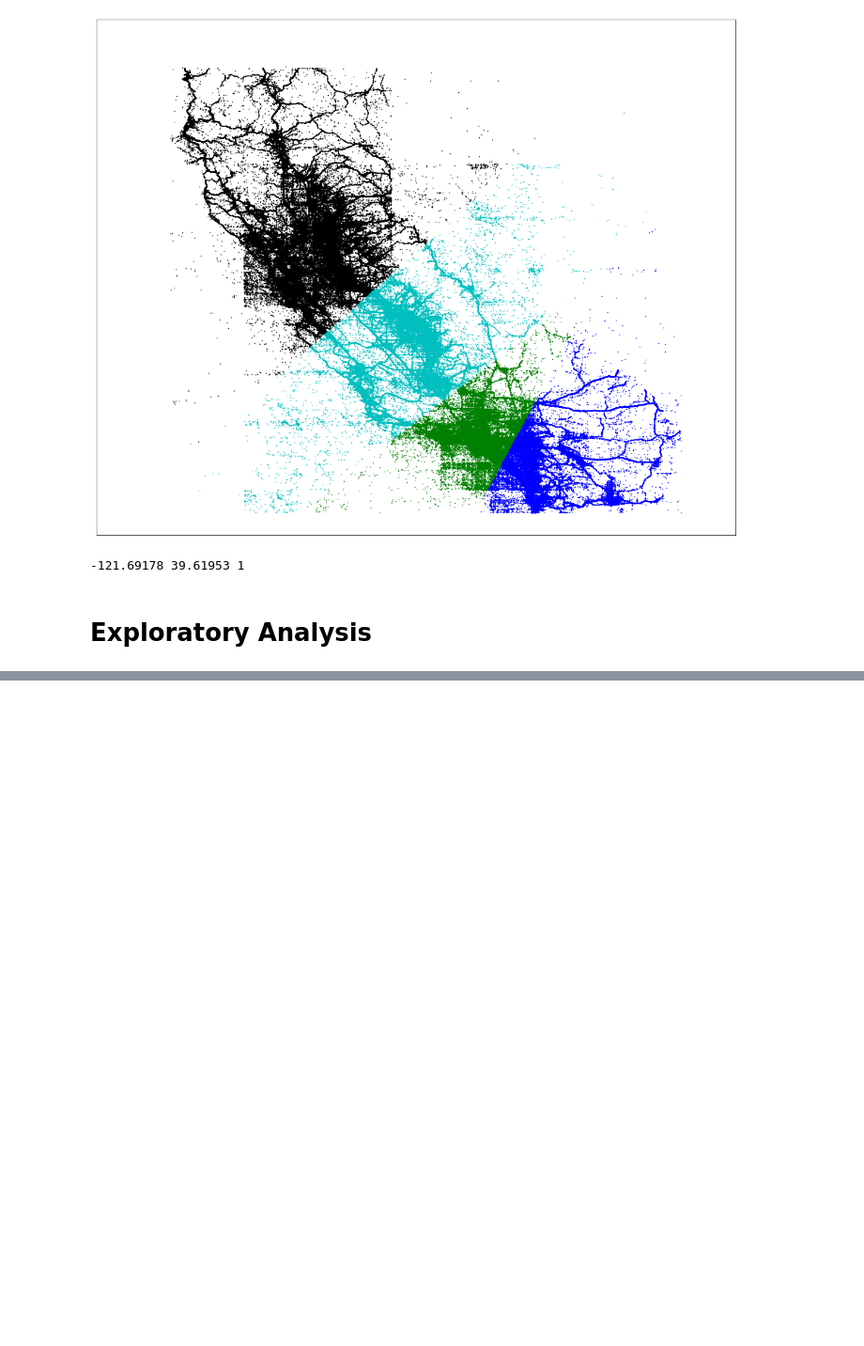
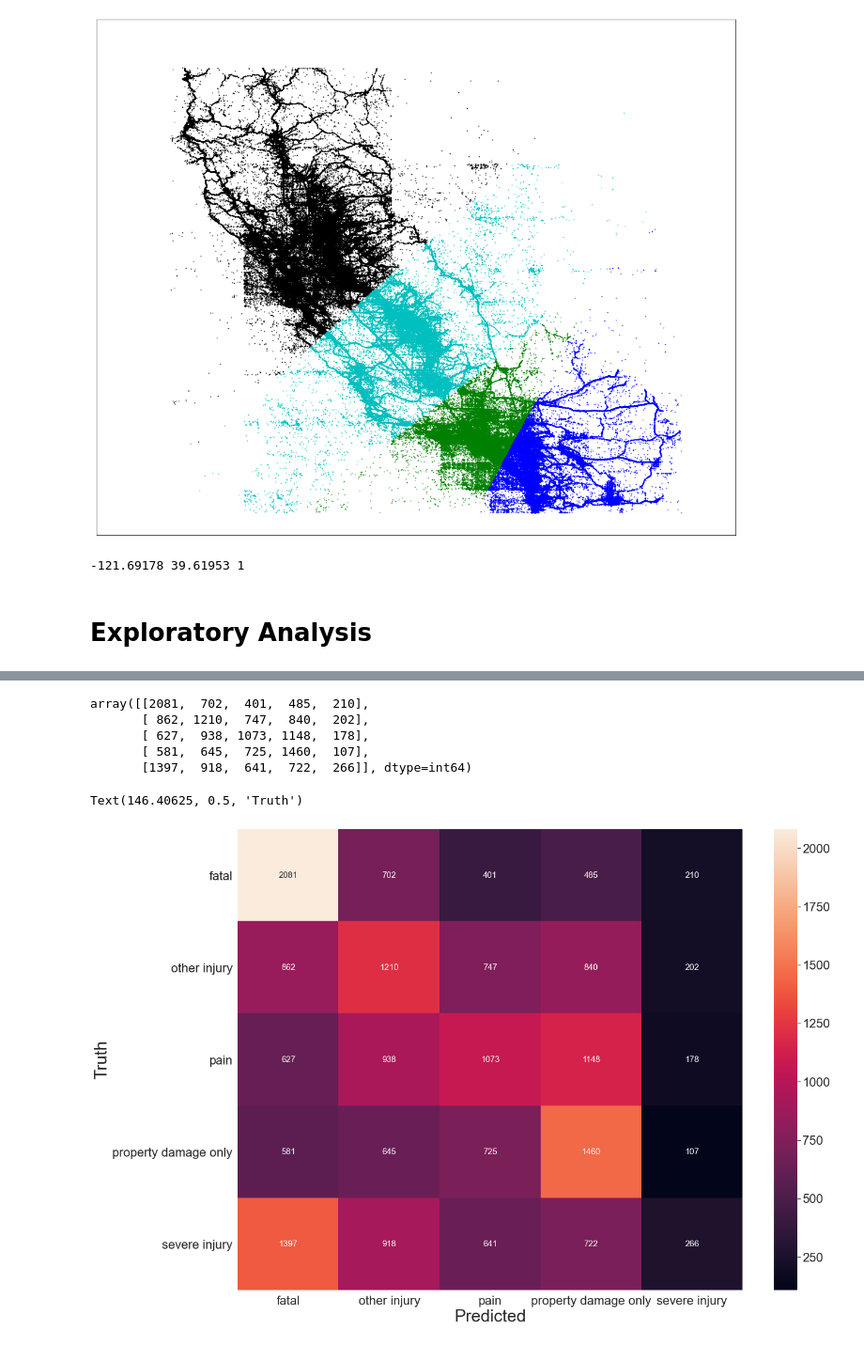
Before and after one commit to margotwagner/collision-severity-prediction, a Jupyter notebook: Untitled.ipynb, the cells around one changed output, grey strips where cells are left out. Shown at 94% size. Cells and saved outputs as stored; diff of their text form; code cells hidden in the pictures; blank space fills up the shorter version.

Commit message:
Updated notebook and raw prediction data

```diff
--- a/Untitled.ipynb
+++ b/Untitled.ipynb
@@ -153,0 +248,8 @@ dates = [pd.to_datetime(d) for d in dates]
+# %%
+y_categories = dict(enumerate(df['collision_severity'].astype('category').cat.categories))
+
+df['collision_severity'] = df['collision_severity'].astype('category').cat.codes
+df['weather_1'] = df['weather_1'].astype('category').cat.codes
+df['type_of_collision'] = df['type_of_collision'].astype('category').cat.codes
+df['lighting'] = df['lighting'].astype('category').cat.codes
+df['party_sobriety'] = df['party_sobriety'].astype('category').cat.codes
@@ -153,0 +298,20 @@ dates = [pd.to_datetime(d) for d in dates]
+# %%
+from sklearn.model_selection import train_test_split
+
+new_df = df[['collision_severity','weather_1', 'state_highway_indicator','party_count','type_of_collision','lighting','party_age','party_sobriety']]
+X_train, X_test, y_train, y_test = train_test_split(new_df.drop(['collision_severity','party_count'],axis=1), df['collision_severity'], test_size=0.2)
+# %%
+from sklearn.linear_model import LogisticRegression
+logmodel = LogisticRegression(C=1e5 ,multi_class='ovr',random_state=0, class_weight='balanced')
+logmodel.fit(X_train,y_train)
+y_pred = logmodel.predict(X_test)
+# %%
+from sklearn.metrics import confusion_matrix
+from sklearn.metrics import accuracy_score, f1_score, precision_score, recall_score, classification_report, balanced_accuracy_score
+
+conf_mat = confusion_matrix(y_test, y_pred)
+# print(f1_score(y_test, y_pred, average="macro"))
+# print(precision_score(y_test, y_pred, average="macro"))
+# print(recall_score(y_test, y_pred, average="macro"))
+print(classification_report(y_test,y_pred))
+print("Balanced Accuracy: ", balanced_accuracy_score(y_test, y_pred))
@@ -153,0 +332,21 @@ dates = [pd.to_datetime(d) for d in dates]
+# %%
+conf_mat
+# %% [output]
+array([[2081,  702,  401,  485,  210],
+       [ 862, 1210,  747,  840,  202],
+       [ 627,  938, 1073, 1148,  178],
+       [ 581,  645,  725, 1460,  107],
+       [1397,  918,  641,  722,  266]], dtype=int64)
+# %%
+import seaborn as sns
+sns.set(font_scale=2)
+plt.subplots(figsize=(20,15))
+
+yticklabels = [y_categories[idx] for idx in y_categories.keys()]
+
+sns.heatmap(conf_mat,yticklabels = yticklabels, xticklabels = yticklabels, annot = True,fmt='g',annot_kws={"fontsize":15})
+plt.xlabel('Predicted',fontsize=30)
+plt.ylabel('Truth',fontsize=30)
+# %% [output]
+Text(146.40625, 0.5, 'Truth')
+[figure, added]
```
Also changed, not shown: parts of 20 cells of this notebook, 1 other file.
